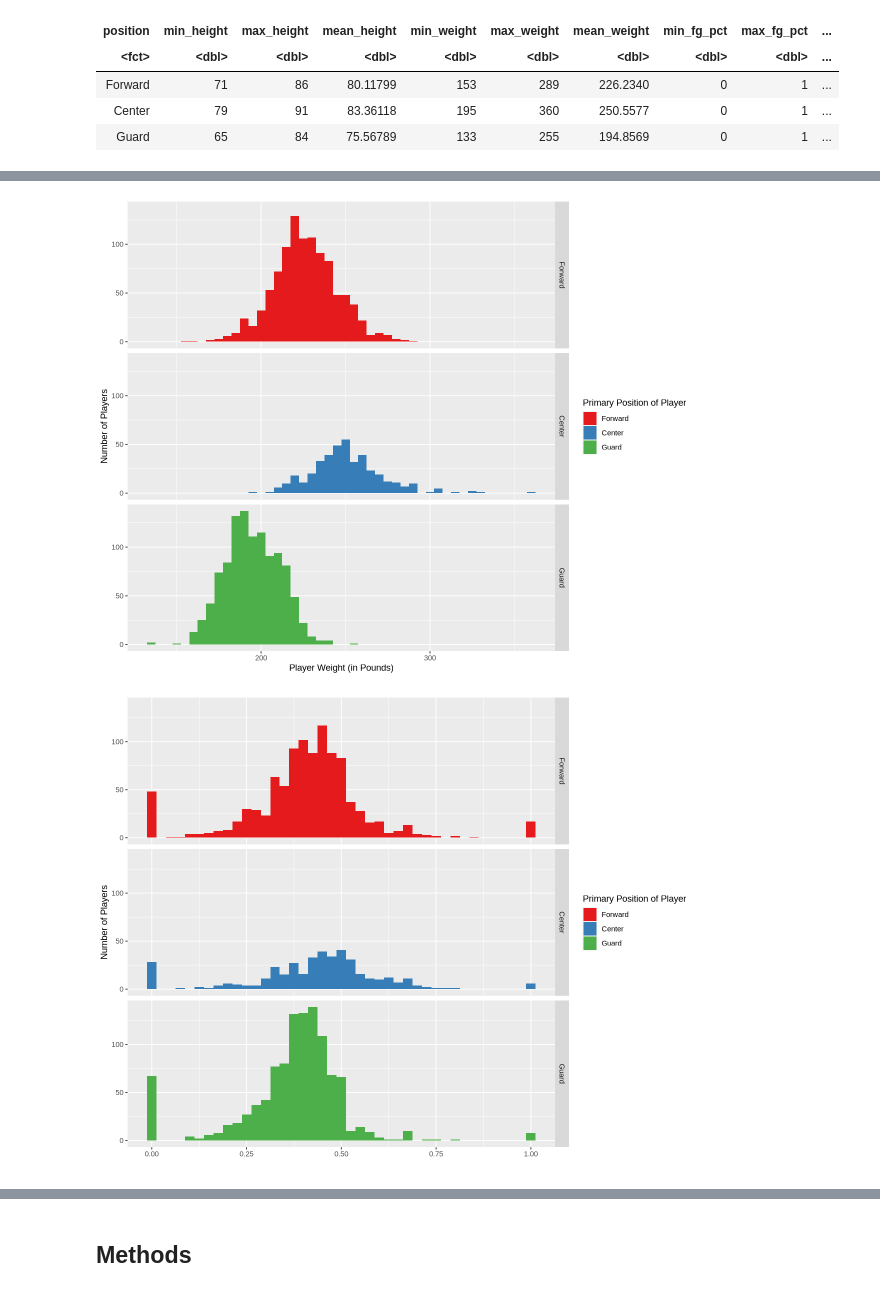
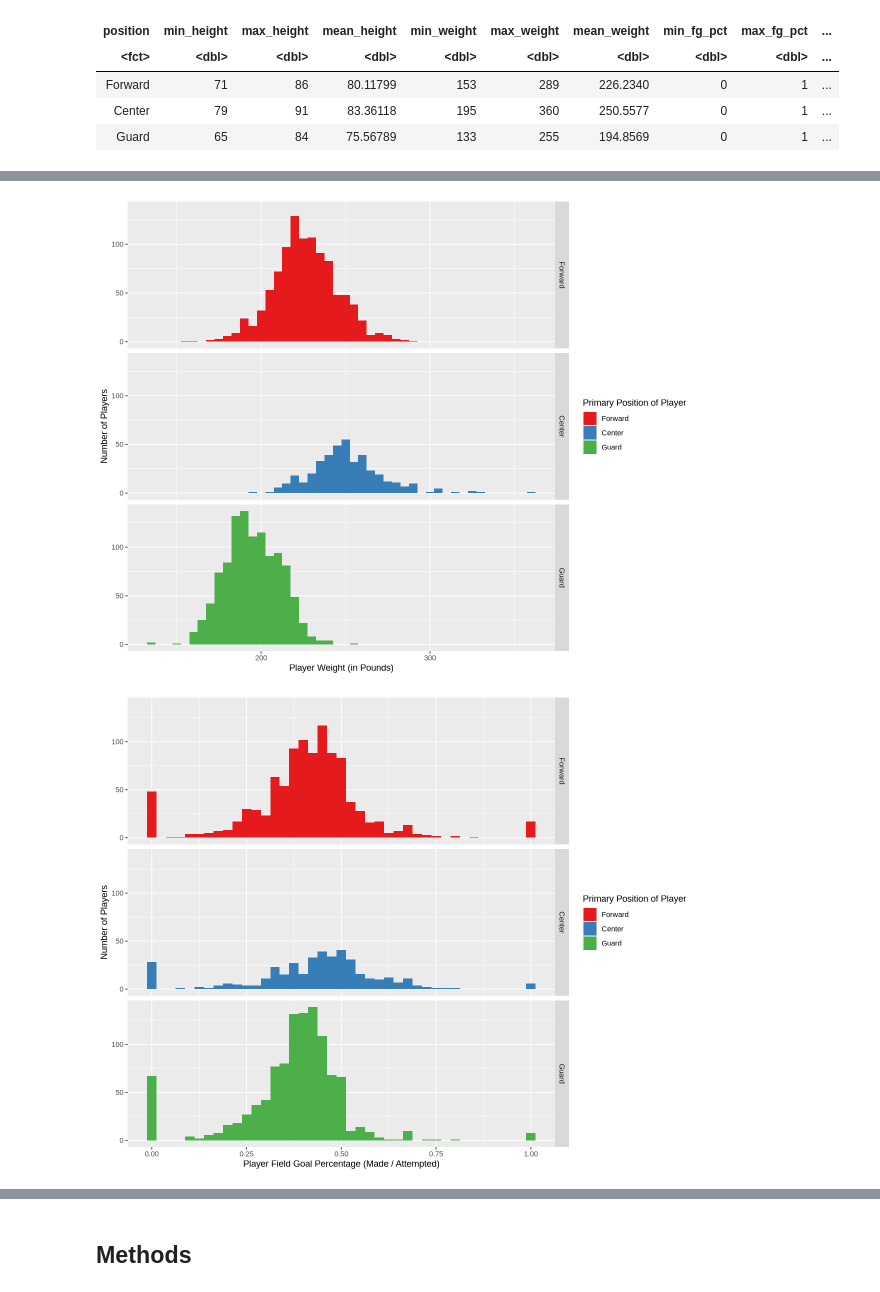
Before and after one commit to jakobsereda/nba-classifier, a Jupyter notebook: nba-classifier-proposal.ipynb, the cells around one changed output, grey strips where cells are left out. Drawn from its saved outputs; the diff is of its cells as text; code cells hidden in the pictures.

```diff
--- a/nba-classifier-proposal.ipynb
+++ b/nba-classifier-proposal.ipynb
@@ -88,33 +88,33 @@ nba_plot_height <- nba_train |>
         facet_grid(rows = vars(position)) +
         labs(x = "Player Height (in Inches)", y = "Number of Players", fill = "Primary Position of Player") +
         scale_fill_brewer(palette = 'Set1')
 
 nba_plot_weight <- nba_train |>
     ggplot(aes(x = weight, fill = position)) +
         geom_histogram(binwidth = 5) +
         facet_grid(rows = vars(position)) +
         labs(x = "Player Weight (in Pounds)", y = "Number of Players", fill = "Primary Position of Player") +
         scale_fill_brewer(palette = 'Set1')
 
 nba_plot_fg_pct <- nba_train |>
     ggplot(aes(x = fg_pct, fill = position)) +
         geom_histogram(binwidth = 0.025) +
         facet_grid(rows = vars(position)) +
-        labs(x = "", y = "Number of Players", fill = "Primary Position of Player") +
+        labs(x = "Player Field Goal Percentage (Made / Attempted)", y = "Number of Players", fill = "Primary Position of Player") +
         scale_fill_brewer(palette = 'Set1')
 
 nba_plot_ft_pct <- nba_train |>
     ggplot(aes(x = ft_pct, fill = position)) +
         geom_histogram(binwidth = 0.025) +
         facet_grid(rows = vars(position)) +
-        labs(x = "", y = "Number of Players", fill = "Primary Position of Player") +
+        labs(x = "Player Free Throw Percentage (Made / Attempted)", y = "Number of Players", fill = "Primary Position of Player") +
         scale_fill_brewer(palette = 'Set1')
 
 nba_plot_height
 nba_plot_weight
 nba_plot_fg_pct
 nba_plot_ft_pct
 # %% [output]
 [figure]
 [figure]
-[figure, old version]
+[figure, new version]
```
Also changed, not shown: parts of 3 cells of this notebook.
